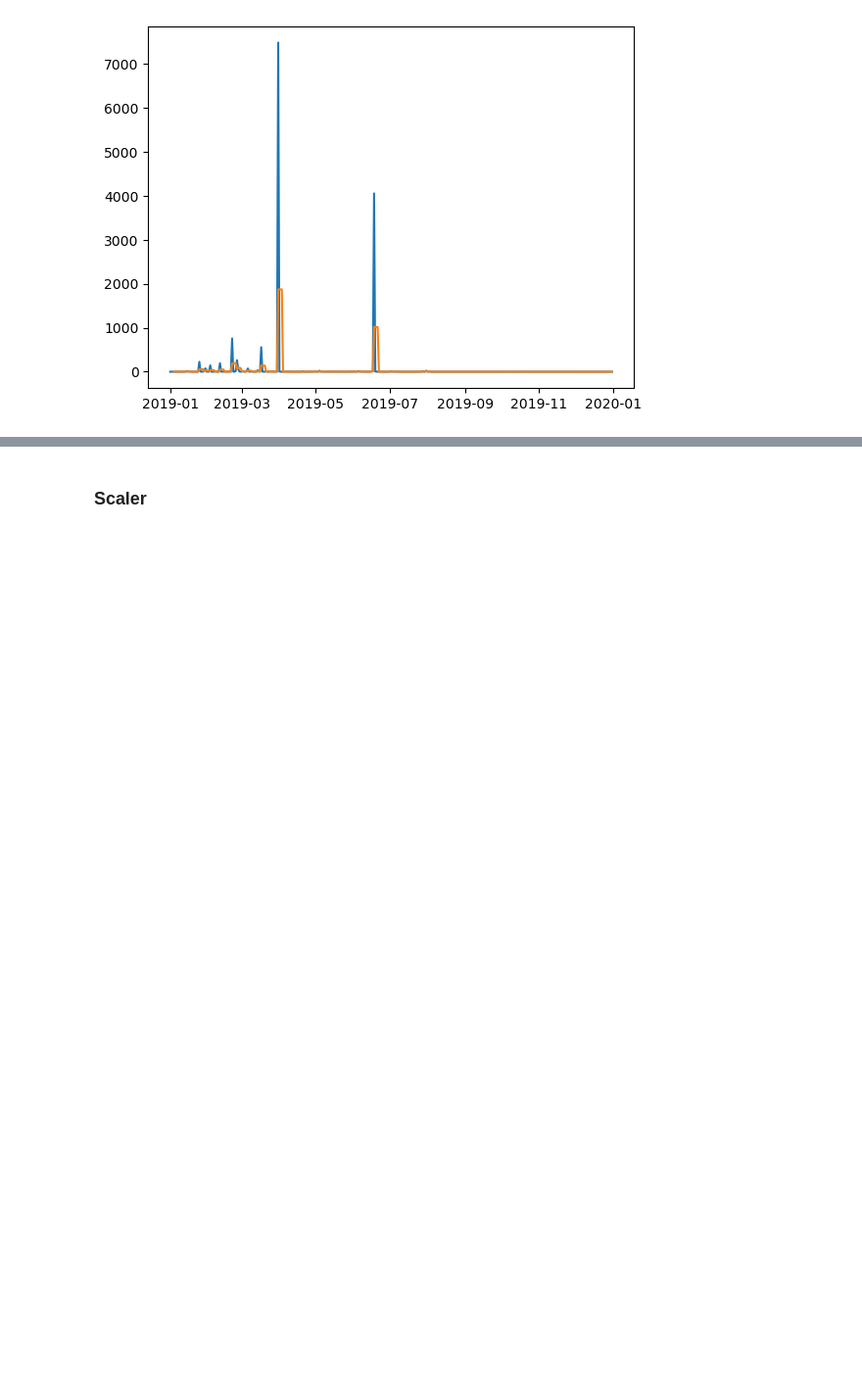
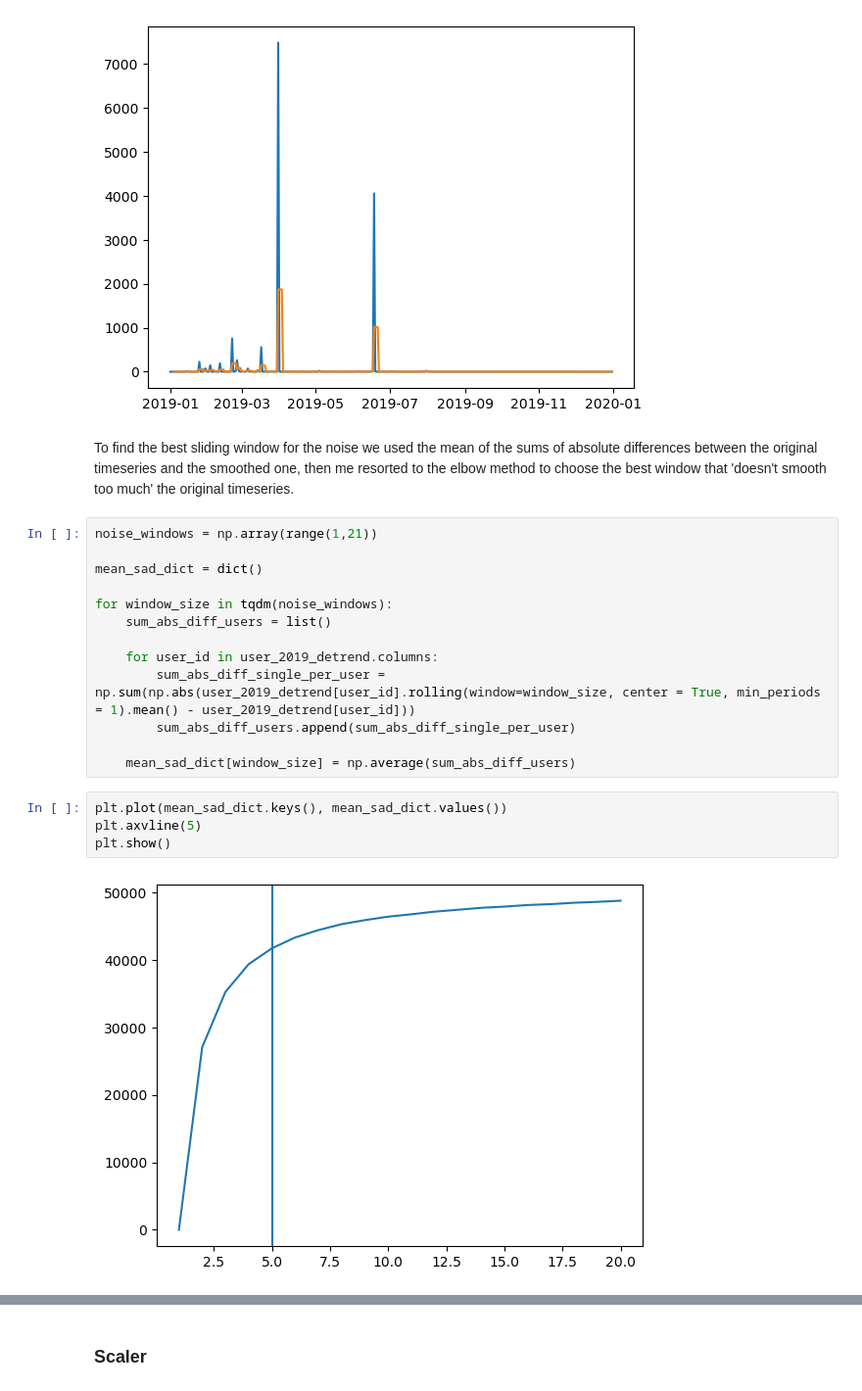
Before and after one commit to alessandrocubic/Unipi-Data-Mining-project-AY-22-23, a Jupyter notebook: TASK 4/Time_Series.ipynb, the cells around one changed output, grey strips where cells are left out. Shown at 98% size. Cells and saved outputs as stored; diff of their text form; blank space fills up the shorter version.

Commit message:
Abbiamo fatto un lavoro dignitoso sul noise

```diff
--- a/TASK 4/Time_Series.ipynb
+++ b/TASK 4/Time_Series.ipynb
@@ -192,3 +192,24 @@ plt.show()
 # %% [output]
 (365,)
 [figure]
+# %% [markdown]
+To find the best sliding window for the noise we used the mean of the sums of absolute differences between the original timeseries and the smoothed one, then me resorted to the elbow method to choose the best window that 'doesn't smooth too much' the original timeseries.
+# %%
+noise_windows = np.array(range(1,21))
+
+mean_sad_dict = dict()
+
+for window_size in tqdm(noise_windows):
+    sum_abs_diff_users = list()
+
+    for user_id in user_2019_detrend.columns:
+        sum_abs_diff_single_per_user = np.sum(np.abs(user_2019_detrend[user_id].rolling(window=window_size, center = True, min_periods = 1).mean() - user_2019_detrend[user_id]))
+        sum_abs_diff_users.append(sum_abs_diff_single_per_user)
+
+    mean_sad_dict[window_size] = np.average(sum_abs_diff_users)
+# %%
+plt.plot(mean_sad_dict.keys(), mean_sad_dict.values())
+plt.axvline(5)
+plt.show()
+# %% [output]
+[figure, added]
```
Also changed, not shown: parts of 4 cells of this notebook.
